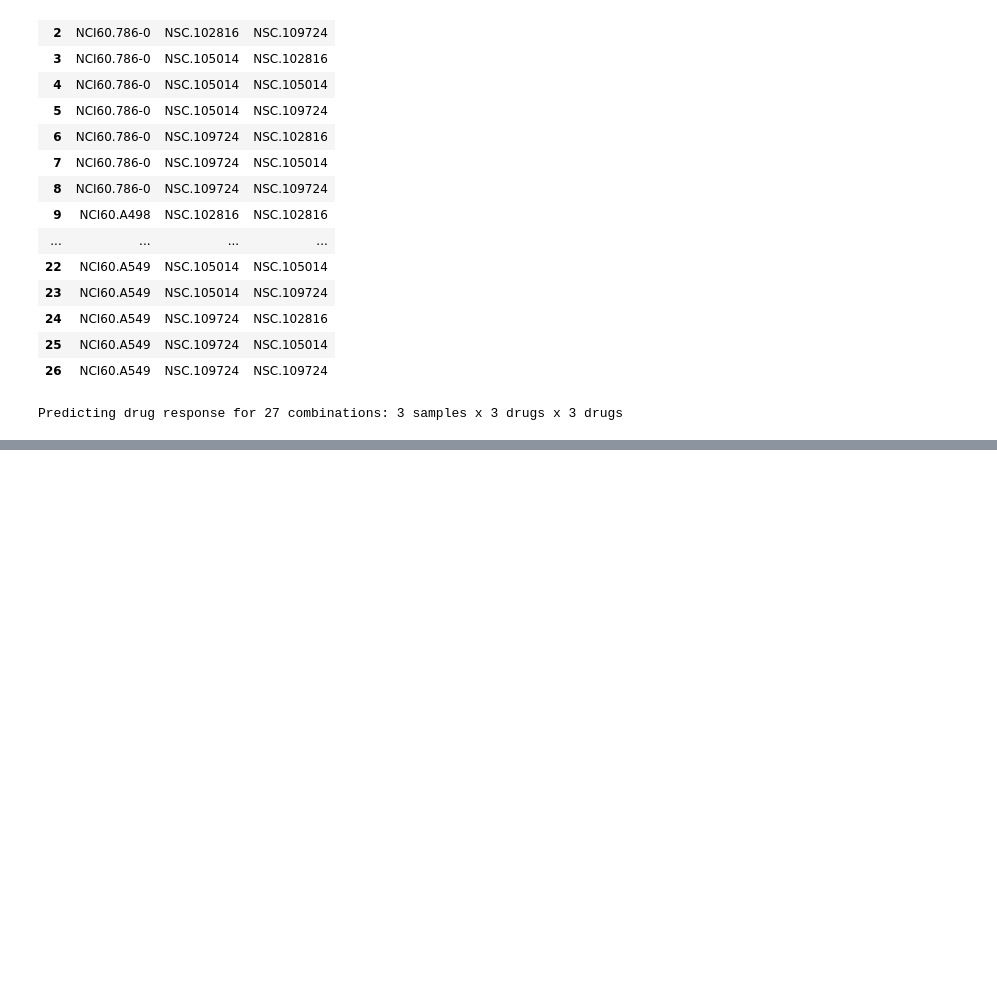
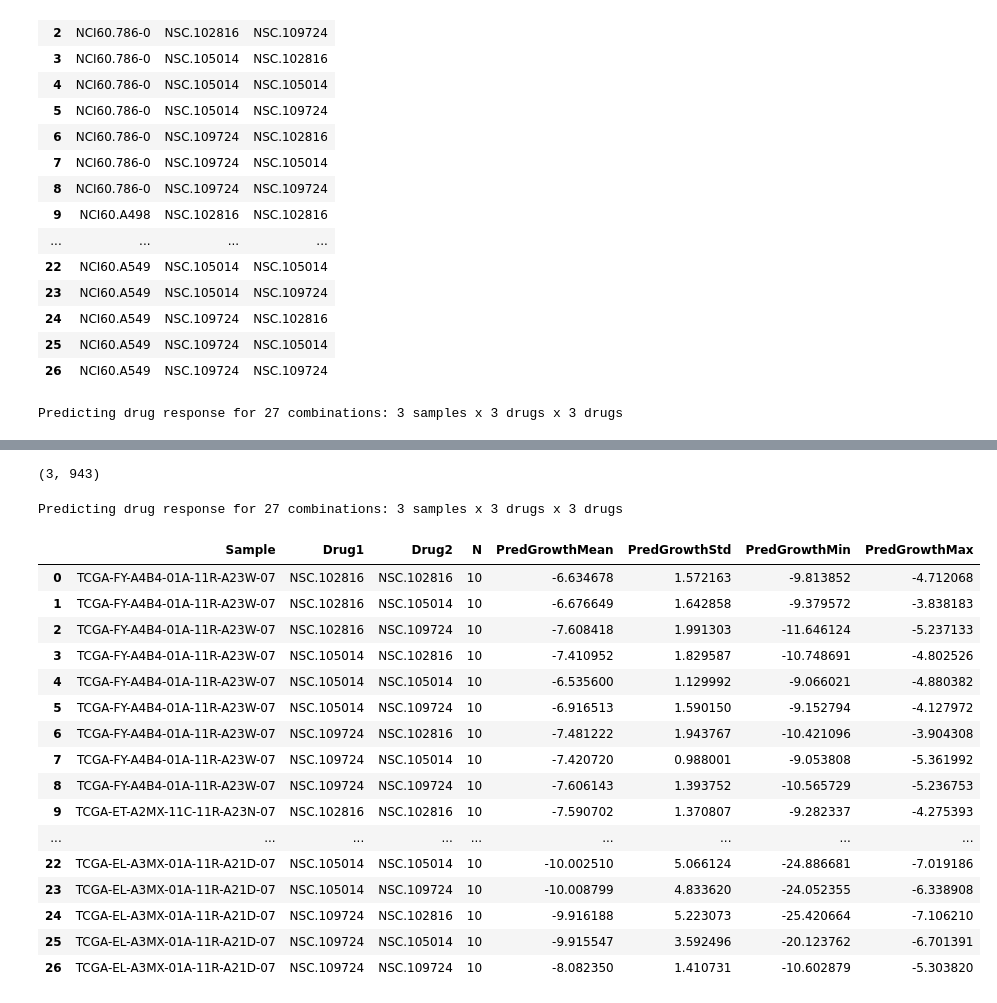
Before and after one commit to vgutta/NCI-DOE-Collab-Pilot1-Combo-combination-drug-response-predictor, a Jupyter notebook: Pilot1/Combo/predict.ipynb, the cells around one changed output, grey strips where cells are left out. Cells and saved outputs as stored; diff of their text form; code cells hidden in the pictures; blank space fills up the shorter version.

```diff
--- a/Pilot1/Combo/predict.ipynb
+++ b/Pilot1/Combo/predict.ipynb
@@ -351,0 +392,8 @@ df_sum.head()
+# %%
+df_subset_disease_samples.drop(columns=extra_genes, inplace=True)
+# %%
+df_subset_disease_samples.shape
+# %% [output]
+(3, 943)
+# %%
+df_expr = df_subset_disease_samples
@@ -351,0 +419,60 @@ df_sum.head()
+# %%
+print('Predicting drug response for {} combinations: {} samples x {} drugs x {} drugs'.format(n_rows, n_samples, n_drugs, n_drugs))
+n = args.n_pred
+df_sum['N'] = n
+df_seq = pd.DataFrame({'Seq': range(1, n + 1)})
+df_all = cross_join(df_sum, df_seq)
+# %% [output]
+Predicting drug response for 27 combinations: 3 samples x 3 drugs x 3 drugs
+# %%
+total = df_sum.shape[0]
+
+for i in tqdm(range(0, total, args.step)):
+    j = min(i + args.step, total)
+
+    x_all_list = []
+    df_x_all = pd.merge(df_all[['Sample']].iloc[i:j], df_expr, on='Sample', how='left')
+    #print(df_x_all.head())
+    x_all_list.append(df_x_all.drop(['Sample'], axis=1).values)
+    #print(x_all_list)
+
+    drugs = ['Drug1', 'Drug2']
+    for drug in drugs:
+        df_x_all = pd.merge(df_all[[drug]].iloc[i:j], df_desc, left_on=drug, right_on='Drug', how='left')
+        x_all_list.append(df_x_all.drop([drug, 'Drug'], axis=1).values)
+
+    #print(df_x_all.head())
+    #print(x_all_list)
+    preds = []
+    for k in range(n):
+        y_pred = model.predict(x_all_list, batch_size=args.batch_size, verbose=0).flatten()
+        preds.append(y_pred)
+        df_all.loc[i * n + k:(j - 1) * n + k:n, 'PredGrowth'] = y_pred
+        df_all.loc[i * n + k:(j - 1) * n + k:n, 'Seq'] = k + 1
+
+    #print(preds)
+    if n > 0:
+        df_sum.loc[i:j - 1, 'PredGrowthMean'] = np.mean(preds, axis=0)
+        df_sum.loc[i:j - 1, 'PredGrowthStd'] = np.std(preds, axis=0)
+        df_sum.loc[i:j - 1, 'PredGrowthMin'] = np.min(preds, axis=0)
+        df_sum.loc[i:j - 1, 'PredGrowthMax'] = np.max(preds, axis=0)
+# %%
+df_sum
+# %% [output]
+|  | Sample | Drug1 | Drug2 | N | PredGrowthMean | PredGrowthStd | PredGrowthMin | PredGrowthMax |
+| 0 | TCGA-FY-A4B4-01A-11R-A23W-07 | NSC.102816 | NSC.102816 | 10 | -6.634678 | 1.572163 | -9.813852 | -4.712068 |
+| 1 | TCGA-FY-A4B4-01A-11R-A23W-07 | NSC.102816 | NSC.105014 | 10 | -6.676649 | 1.642858 | -9.379572 | -3.838183 |
+| 2 | TCGA-FY-A4B4-01A-11R-A23W-07 | NSC.102816 | NSC.109724 | 10 | -7.608418 | 1.991303 | -11.646124 | -5.237133 |
+| 3 | TCGA-FY-A4B4-01A-11R-A23W-07 | NSC.105014 | NSC.102816 | 10 | -7.410952 | 1.829587 | -10.748691 | -4.802526 |
+| 4 | TCGA-FY-A4B4-01A-11R-A23W-07 | NSC.105014 | NSC.105014 | 10 | -6.535600 | 1.129992 | -9.066021 | -4.880382 |
+| 5 | TCGA-FY-A4B4-01A-11R-A23W-07 | NSC.105014 | NSC.109724 | 10 | -6.916513 | 1.590150 | -9.152794 | -4.127972 |
+| 6 | TCGA-FY-A4B4-01A-11R-A23W-07 | NSC.109724 | NSC.102816 | 10 | -7.481222 | 1.943767 | -10.421096 | -3.904308 |
+| 7 | TCGA-FY-A4B4-01A-11R-A23W-07 | NSC.109724 | NSC.105014 | 10 | -7.420720 | 0.988001 | -9.053808 | -5.361992 |
+| 8 | TCGA-FY-A4B4-01A-11R-A23W-07 | NSC.109724 | NSC.109724 | 10 | -7.606143 | 1.393752 | -10.565729 | -5.236753 |
+| 9 | TCGA-ET-A2MX-11C-11R-A23N-07 | NSC.102816 | NSC.102816 | 10 | -7.590702 | 1.370807 | -9.282337 | -4.275393 |
+| ... | ... | ... | ... | ... | ... | ... | ... | ... |
+| 22 | TCGA-EL-A3MX-01A-11R-A21D-07 | NSC.105014 | NSC.105014 | 10 | -10.002510 | 5.066124 | -24.886681 | -7.019186 |
+| 23 | TCGA-EL-A3MX-01A-11R-A21D-07 | NSC.105014 | NSC.109724 | 10 | -10.008799 | 4.833620 | -24.052355 | -6.338908 |
+| 24 | TCGA-EL-A3MX-01A-11R-A21D-07 | NSC.109724 | NSC.102816 | 10 | -9.916188 | 5.223073 | -25.420664 | -7.106210 |
+| 25 | TCGA-EL-A3MX-01A-11R-A21D-07 | NSC.109724 | NSC.105014 | 10 | -9.915547 | 3.592496 | -20.123762 | -6.701391 |
+| 26 | TCGA-EL-A3MX-01A-11R-A21D-07 | NSC.109724 | NSC.109724 | 10 | -8.082350 | 1.410731 | -10.602879 | -5.303820 |
```
Also changed, not shown: parts of 16 cells of this notebook.
